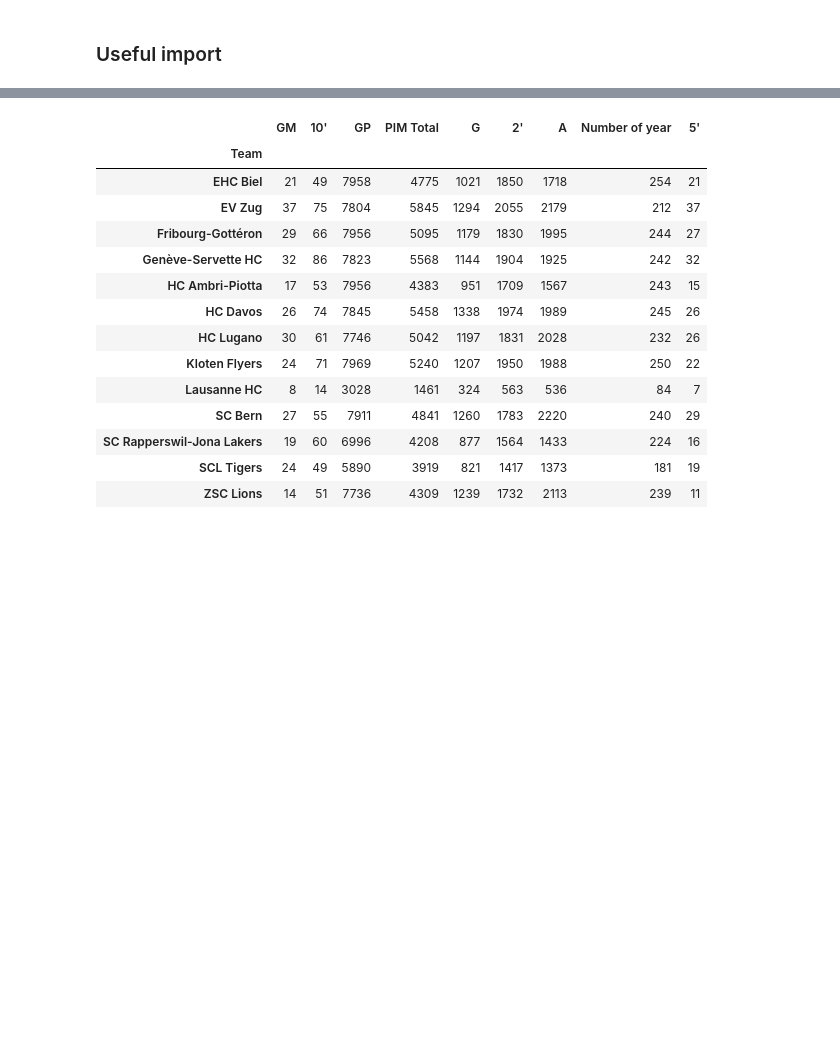
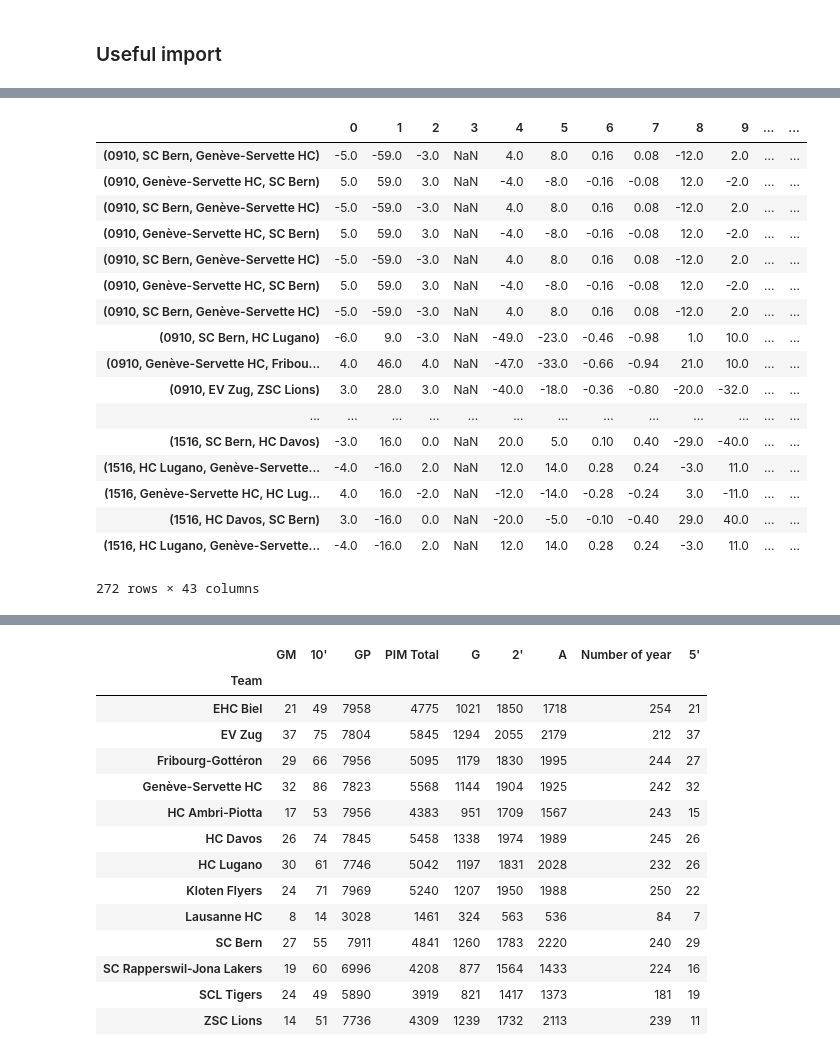
Before and after one commit to Gronlaen/swiss-ice-hockey-playoffs-prediction, a Jupyter notebook: Team_Regular_Analysis.ipynb, the cells around one changed output, grey strips where cells are left out. Drawn from its saved outputs; the diff is of its cells as text; code cells hidden in the pictures; blank space fills up the shorter version.

```diff
--- a/Team_Regular_Analysis.ipynb
+++ b/Team_Regular_Analysis.ipynb
@@ -147,0 +172,60 @@ df_grouped_player
+# %%
+PO_path = 'Data/Team/Rankings/by_match/playoff/*'
+df_match = []
+
+for file in glob.iglob(PO_path):
+    f = pd.read_csv(file, ';')
+    f['Year'] = file[36:40]
+    df_match.append(f)
+
+df_match = pd.concat(df_match)
+df_match = df_match[['Home', 'Away', 'Resultat', 'Year']]
+df_match['Result'] = [ int(x[1] > x[3]) for x in df_match["Resultat"]]
+#df_match.set_index(['Home','Year'])
+#df_match.set_index(['Year','Home','Away'],inplace=True)
+
+df_match_stats =  pd.DataFrame(columns=df.columns, index=[])
+df_match_stats['Year'] = []
+df_match_stats['Away'] = []
+df_match_stats['Home'] = []
+
+for x in df_match.iterrows() :
+    year = x[1]['Year']
+    home = x[1]['Home']
+    away = x[1]['Away']
+    line = df.loc[(home,year)]-df.loc[(away,year)]
+    aa = pd.DataFrame(line).transpose()
+    aa['Year'] = year
+    aa['Home'] = home
+    aa['Away'] = away
+    aa.set_index(['Year','Home','Away'],inplace=True)
+    df_match_stats = pd.concat([df_match_stats,aa])
+
+    #df_match_stats.append(line.values)
+#df_match_bis = pd.concat(df_match_bis)
+
+df_match.set_index(['Year','Home','Away'],inplace=True)
+
+#df_match.index.values
+
+cc = pd.concat([df_match_stats,df_match],axis=1, ignore_index=True)
+cc
+# %% [output]
+|  | 0 | 1 | 2 | 3 | 4 | 5 | 6 | 7 | 8 | 9 | ... | ... |
+| (0910, SC Bern, Genève-Servette HC) | -5.0 | -59.0 | -3.0 | NaN | 4.0 | 8.0 | 0.16 | 0.08 | -12.0 | 2.0 | ... | ... |
+| (0910, Genève-Servette HC, SC Bern) | 5.0 | 59.0 | 3.0 | NaN | -4.0 | -8.0 | -0.16 | -0.08 | 12.0 | -2.0 | ... | ... |
+| (0910, SC Bern, Genève-Servette HC) | -5.0 | -59.0 | -3.0 | NaN | 4.0 | 8.0 | 0.16 | 0.08 | -12.0 | 2.0 | ... | ... |
+| (0910, Genève-Servette HC, SC Bern) | 5.0 | 59.0 | 3.0 | NaN | -4.0 | -8.0 | -0.16 | -0.08 | 12.0 | -2.0 | ... | ... |
+| (0910, SC Bern, Genève-Servette HC) | -5.0 | -59.0 | -3.0 | NaN | 4.0 | 8.0 | 0.16 | 0.08 | -12.0 | 2.0 | ... | ... |
+| (0910, Genève-Servette HC, SC Bern) | 5.0 | 59.0 | 3.0 | NaN | -4.0 | -8.0 | -0.16 | -0.08 | 12.0 | -2.0 | ... | ... |
+| (0910, SC Bern, Genève-Servette HC) | -5.0 | -59.0 | -3.0 | NaN | 4.0 | 8.0 | 0.16 | 0.08 | -12.0 | 2.0 | ... | ... |
+| (0910, SC Bern, HC Lugano) | -6.0 | 9.0 | -3.0 | NaN | -49.0 | -23.0 | -0.46 | -0.98 | 1.0 | 10.0 | ... | ... |
+| (0910, Genève-Servette HC, Fribou... | 4.0 | 46.0 | 4.0 | NaN | -47.0 | -33.0 | -0.66 | -0.94 | 21.0 | 10.0 | ... | ... |
+| (0910, EV Zug, ZSC Lions) | 3.0 | 28.0 | 3.0 | NaN | -40.0 | -18.0 | -0.36 | -0.80 | -20.0 | -32.0 | ... | ... |
+| ... | ... | ... | ... | ... | ... | ... | ... | ... | ... | ... | ... | ... |
+| (1516, SC Bern, HC Davos) | -3.0 | 16.0 | 0.0 | NaN | 20.0 | 5.0 | 0.10 | 0.40 | -29.0 | -40.0 | ... | ... |
+| (1516, HC Lugano, Genève-Servette... | -4.0 | -16.0 | 2.0 | NaN | 12.0 | 14.0 | 0.28 | 0.24 | -3.0 | 11.0 | ... | ... |
+| (1516, Genève-Servette HC, HC Lug... | 4.0 | 16.0 | -2.0 | NaN | -12.0 | -14.0 | -0.28 | -0.24 | 3.0 | -11.0 | ... | ... |
+| (1516, HC Davos, SC Bern) | 3.0 | -16.0 | 0.0 | NaN | -20.0 | -5.0 | -0.10 | -0.40 | 29.0 | 40.0 | ... | ... |
+| (1516, HC Lugano, Genève-Servette... | -4.0 | -16.0 | 2.0 | NaN | 12.0 | 14.0 | 0.28 | 0.24 | -3.0 | 11.0 | ... | ... |
+272 rows × 43 columns
```
Also changed, not shown: parts of 14 cells of this notebook, 1 other file.
